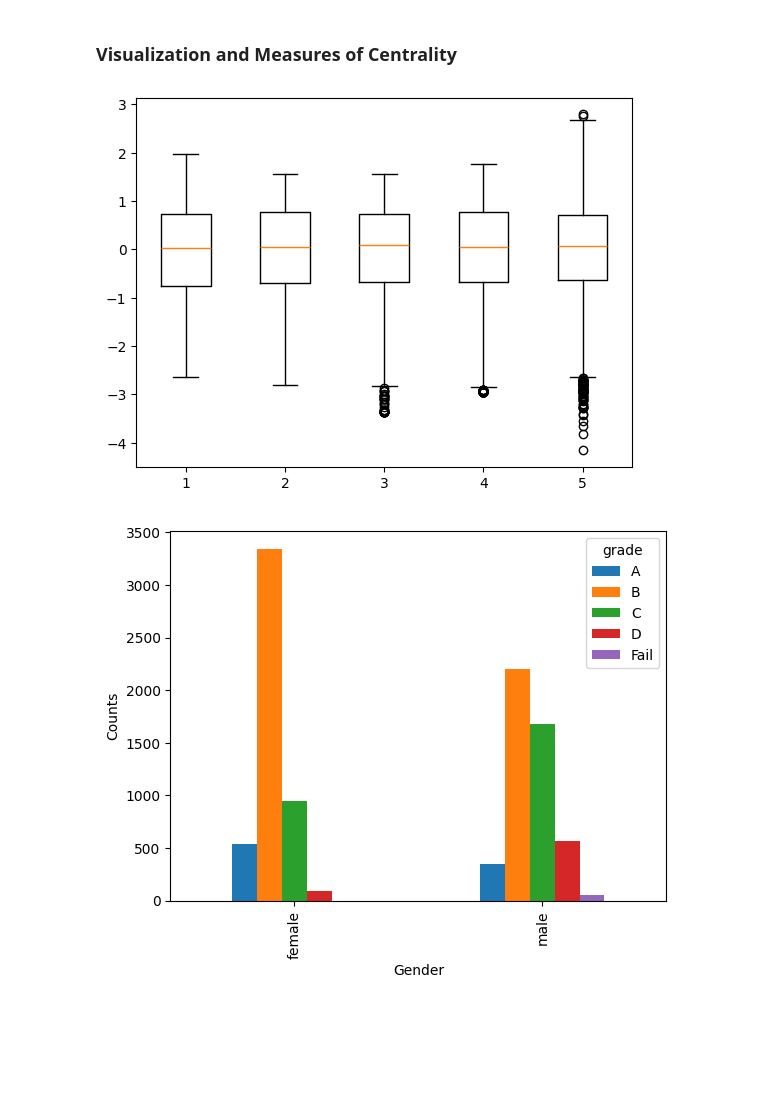
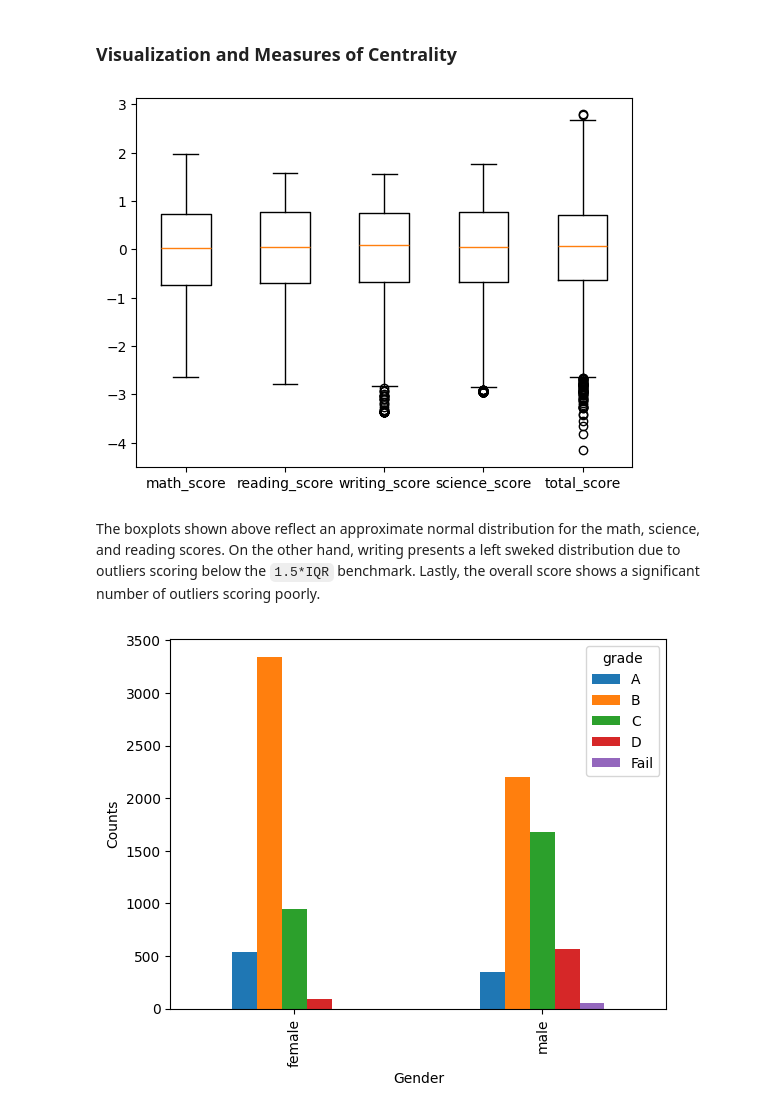
Before and after one commit to jsonavalos/student-dataset-analysis, a Jupyter notebook: student_performance.ipynb, the cells around one changed output. Cells and saved outputs as stored; diff of their text form; code cells hidden in the pictures; blank space fills up the shorter version.

```diff
--- a/student_performance.ipynb
+++ b/student_performance.ipynb
@@ -99,7 +100,7 @@ dtype: int64
 student_data['lunch'] = student_data['lunch'].astype('object')
 student_data['lunch'] = student_data['lunch'].replace({0: 'No', 1: 'Yes'})
 
-student_data['lunch'] = student_data['lunch'].astype('object')
+student_data['test_preparation_course'] = student_data['test_preparation_course'].astype('object')
 student_data['test_preparation_course'] = student_data['test_preparation_course'].replace({0: 'No', 1: 'Yes'})
 
 # math-score: dtype -> float
@@ -135,12 +147,14 @@ category_df.drop('roll_no', axis=1, inplace= True)
 # %%
 # Normalize numeric dataset
 scaler = StandardScaler()
 standardized_data = scaler.fit_transform(numeric_df)
 
-plt.boxplot(standardized_data)
+plt.boxplot(standardized_data, tick_labels=numeric_df.columns)
 plt.show()
 # %% [output]
-[figure, old version]
+[figure, new version]
+# %% [markdown]
+The boxplots shown above reflect an approximate normal distribution for the math, science, and reading scores. On the other hand, writing presents a left sweked distribution due to outliers scoring below the `1.5*IQR` benchmark. Lastly, the overall score shows a significant number of outliers scoring poorly.
 # %%
 # Group by the 'Month' and Sub-group by Revenue
 grouped_data = student_data.groupby(['gender'])['grade'].value_counts().unstack()
```
Also changed, not shown: parts of 14 cells of this notebook.
